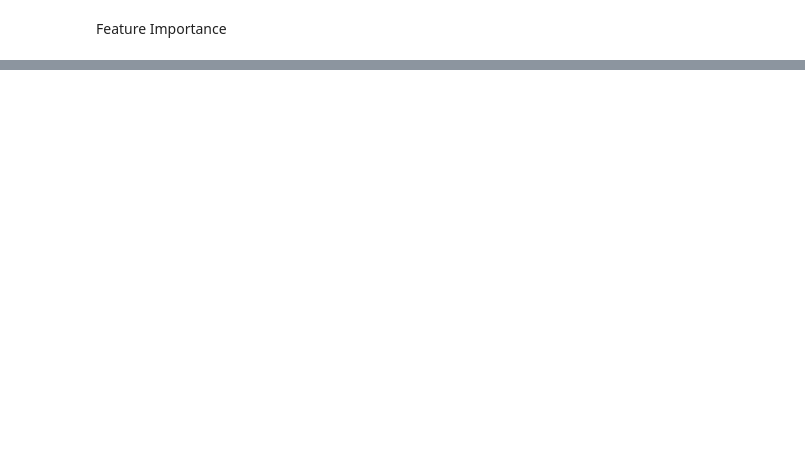
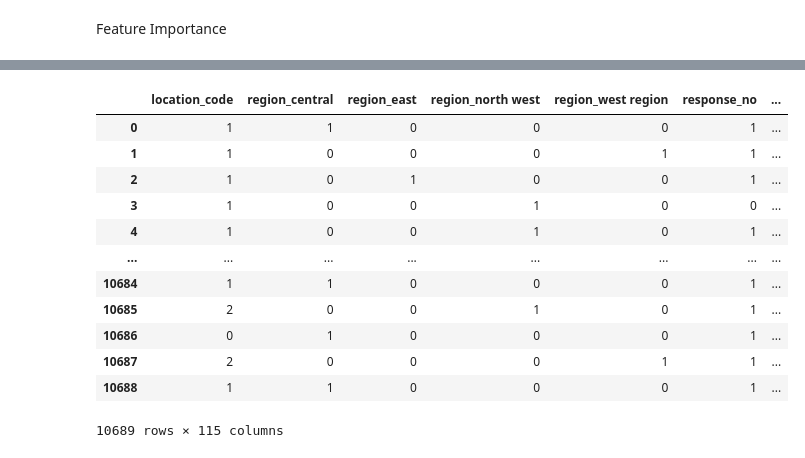
Before and after one commit to ArinaNihon/IRONARINA_LABS, a Jupyter notebook: PYTHON/Linear_Regression/Linear_Regression_Model_validation.ipynb, the cells around one changed output, grey strips where cells are left out. Cells and saved outputs as stored; diff of their text form; code cells hidden in the pictures; blank space fills up the shorter version.

```diff
--- a/PYTHON/Linear_Regression/Linear_Regression_Model_validation.ipynb
+++ b/PYTHON/Linear_Regression/Linear_Regression_Model_validation.ipynb
@@ -407,0 +422,17 @@ plt.show()
+# %%
+encoded=pd.get_dummies(categorical, prefix=None, prefix_sep='_', dummy_na=False)
+encoded
+# %% [output]
+|  | location_code | region_central | region_east | region_north west | region_west region | response_no | ... |
+| 0 | 1 | 1 | 0 | 0 | 0 | 1 | ... |
+| 1 | 1 | 0 | 0 | 0 | 1 | 1 | ... |
+| 2 | 1 | 0 | 1 | 0 | 0 | 1 | ... |
+| 3 | 1 | 0 | 0 | 1 | 0 | 0 | ... |
+| 4 | 1 | 0 | 0 | 1 | 0 | 1 | ... |
+| ... | ... | ... | ... | ... | ... | ... | ... |
+| 10684 | 1 | 1 | 0 | 0 | 0 | 1 | ... |
+| 10685 | 2 | 0 | 0 | 1 | 0 | 1 | ... |
+| 10686 | 0 | 1 | 0 | 0 | 0 | 1 | ... |
+| 10687 | 2 | 0 | 0 | 0 | 1 | 1 | ... |
+| 10688 | 1 | 1 | 0 | 0 | 0 | 1 | ... |
+10689 rows × 115 columns
```
Also changed, not shown: parts of 23 cells of this notebook, 1 other file.
